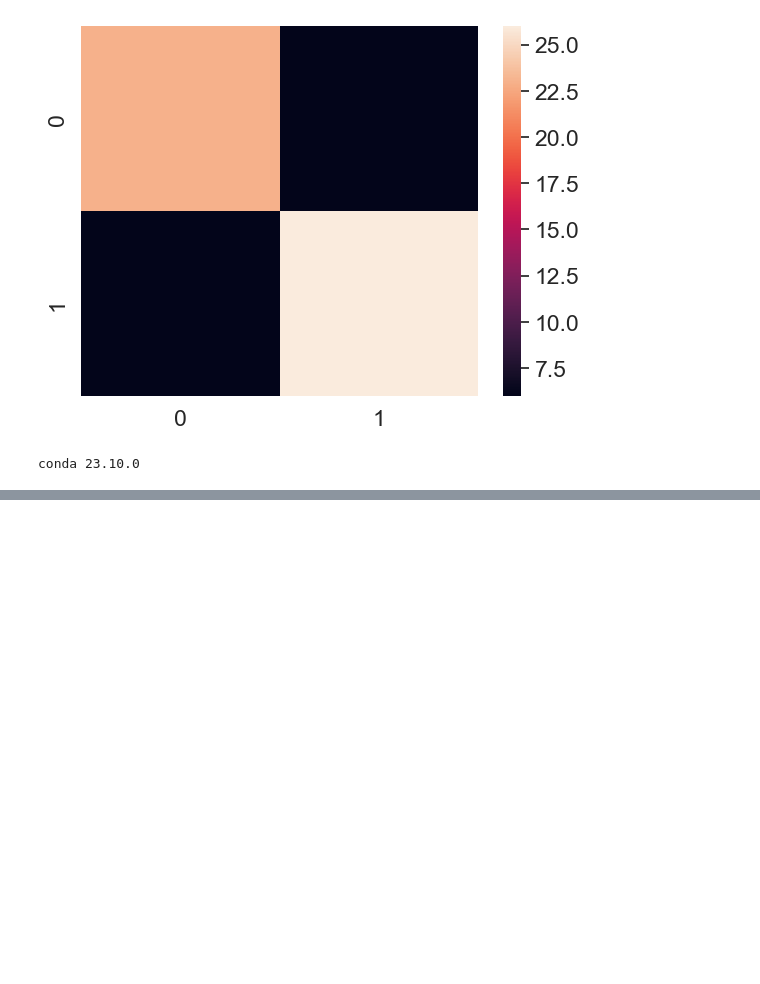
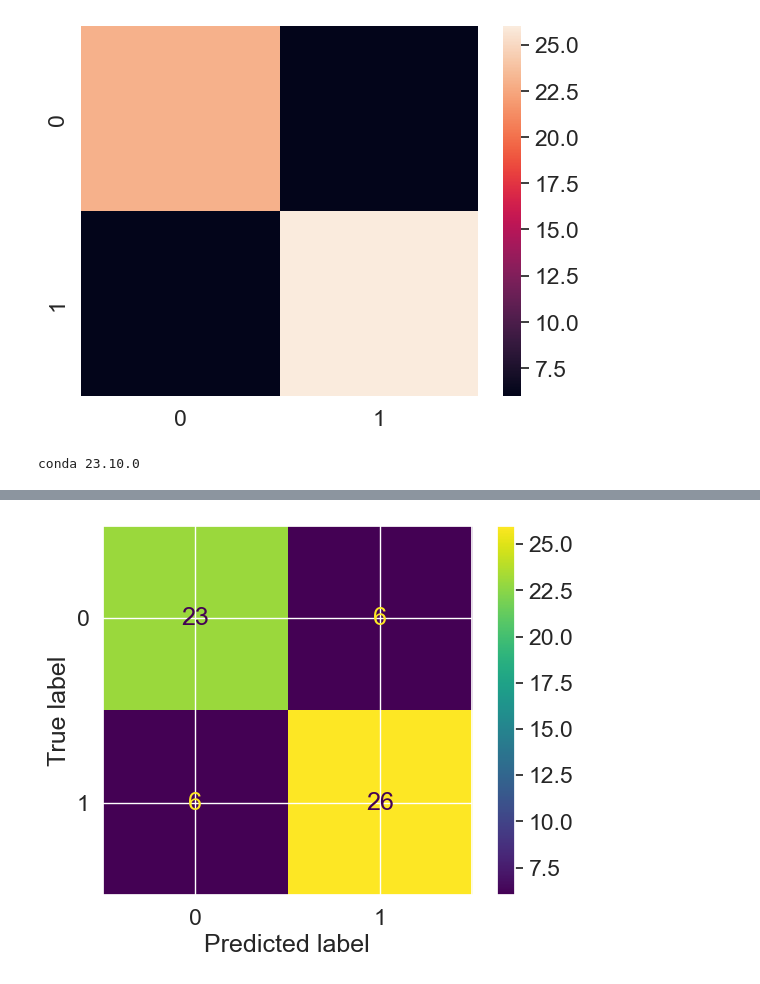
Before and after one commit to suniltadepalli/sample_project, a Jupyter notebook: scikit-learn-2.ipynb, the cells around one changed output, grey strips where cells are left out. Cells and saved outputs as stored; diff of their text form; code cells hidden in the pictures; blank space fills up the shorter version.

```diff
--- a/scikit-learn-2.ipynb
+++ b/scikit-learn-2.ipynb
@@ -165,0 +184,4 @@ conda 23.10.0
+# %%
+ConfusionMatrixDisplay.from_predictions(y_test, y_preds);
+# %% [output]
+[figure, added]
```
Also changed, not shown: parts of 53 cells of this notebook.
